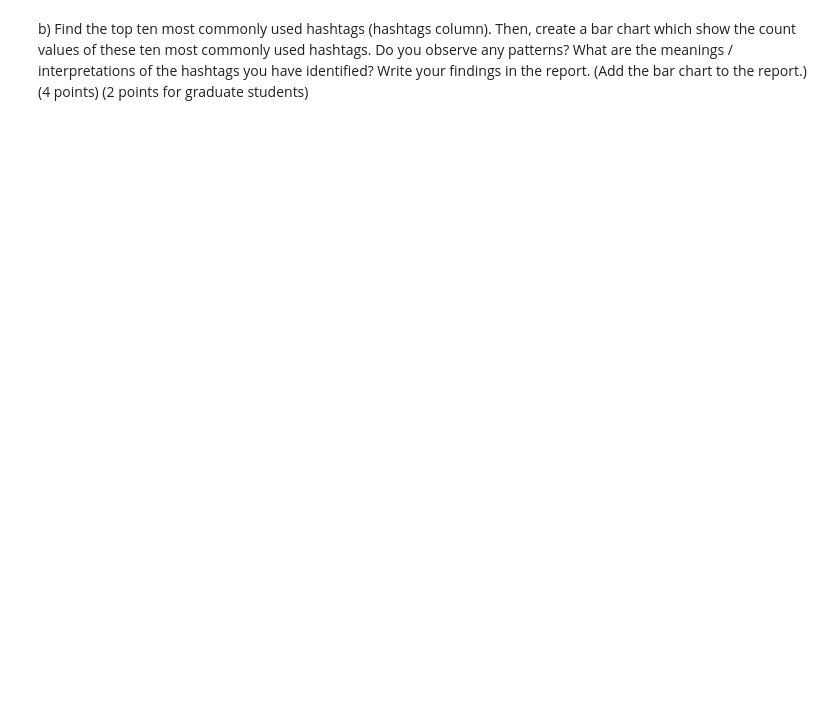
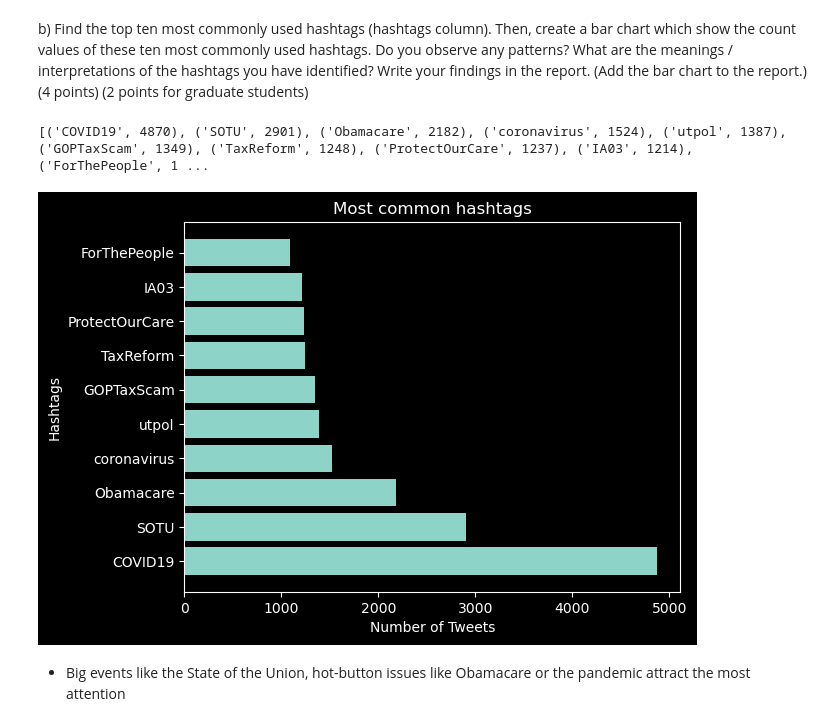
Before and after one commit to justinjli2004-sketch/spring2026, a Jupyter notebook: miniproject/Project_Code.ipynb, the cells around one changed output. Saved outputs shown, nothing was run; the diff lists cells and outputs as text; code cells hidden in the pictures; blank space fills up the shorter version.

Commit message:
Bar Graphs by Group (part a, c)

```diff
--- a/miniproject/Project_Code.ipynb
+++ b/miniproject/Project_Code.ipynb
@@ -76,5 +117,20 @@ df_describe_tweetchars.describe()
 # %% [markdown]
 b) Find the top ten most commonly used hashtags (hashtags column). Then, create a bar chart which show the count values of these ten most commonly used hashtags. Do you observe any patterns? What are the meanings / interpretations of the hashtags you have identified? Write your findings in the report. (Add the bar chart to the report.) (4 points) (2 points for graduate students)
 # %%
-Counter(tweet_data['hashtags']).most_common(10)
+a = Counter(tweet_data['hashtags']).most_common(10)
+hashtags = list()
+hastagnums = list()
 print(a)
+for h in a:
+    hashtags.append(h[0])
+    hastagnums.append(h[1])
+n = plt.barh(hashtags, hastagnums)
+plt.title('Most common hashtags')
+plt.xlabel('Number of Tweets')
+plt.ylabel('Hashtags')
+plt.show()
+# %% [output]
+[('COVID19', 4870), ('SOTU', 2901), ('Obamacare', 2182), ('coronavirus', 1524), ('utpol', 1387), ('GOPTaxScam', 1349), ('TaxReform', 1248), ('ProtectOurCare', 1237), ('IA03', 1214), ('ForThePeople', 1 ...
+[figure, added]
+# %% [markdown]
+- Big events like the State of the Union, hot-button issues like Obamacare or the pandemic attract the most attention
```
Also changed, not shown: parts of 11 cells of this notebook.
